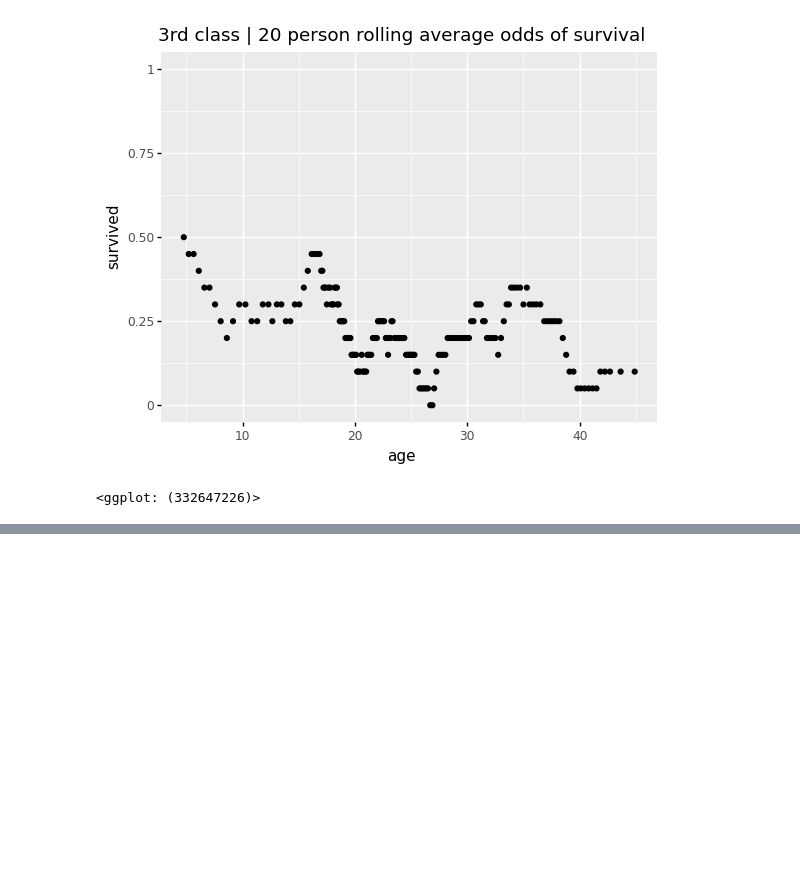
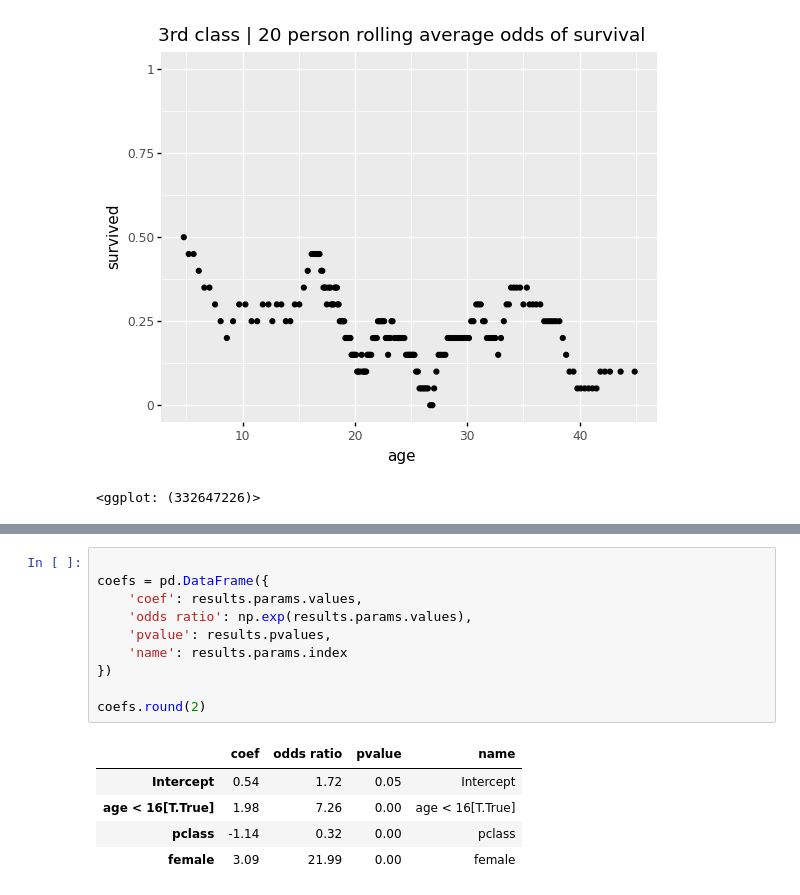
Before and after one commit to yiren54610/logistic-regression, a Jupyter notebook: logistic-regression-titanic-dhrumil.ipynb, the cells around one changed output, grey strips where cells are left out. Saved outputs shown, nothing was run; the diff lists cells and outputs as text; blank space fills up the shorter version.

```diff
--- a/logistic-regression-titanic-dhrumil.ipynb
+++ b/logistic-regression-titanic-dhrumil.ipynb
@@ -486,0 +513,16 @@ ggplot(df[['age', 'survived','pclass']].query('pclass==3').dropna().sort_values(
+# %%
+
+coefs = pd.DataFrame({
+    'coef': results.params.values,
+    'odds ratio': np.exp(results.params.values),
+    'pvalue': results.pvalues,
+    'name': results.params.index
+})
+
+coefs.round(2)
+# %% [output]
+|  | coef | odds ratio | pvalue | name |
+| Intercept | 0.54 | 1.72 | 0.05 | Intercept |
+| age < 16[T.True] | 1.98 | 7.26 | 0.00 | age < 16[T.True] |
+| pclass | -1.14 | 0.32 | 0.00 | pclass |
+| female | 3.09 | 21.99 | 0.00 | female |
```
Also changed, not shown: parts of 7 cells of this notebook.
